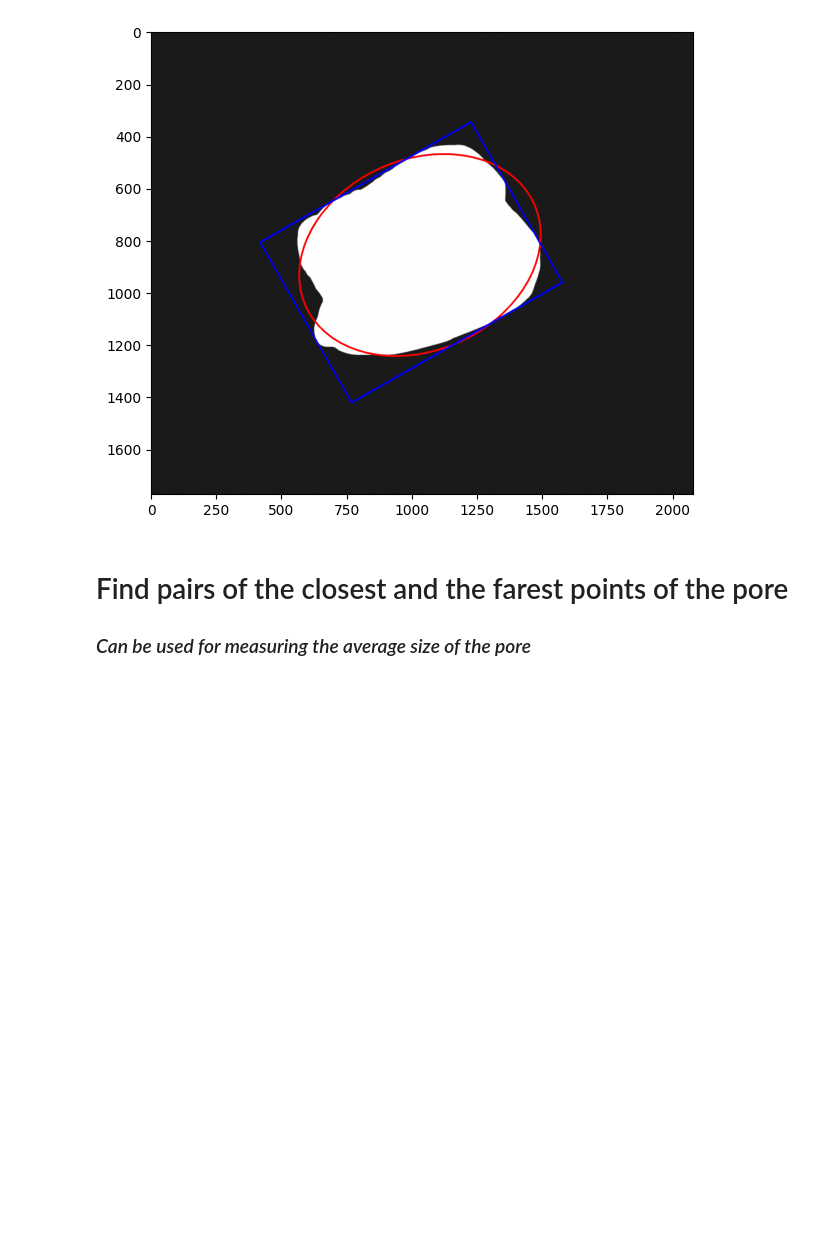
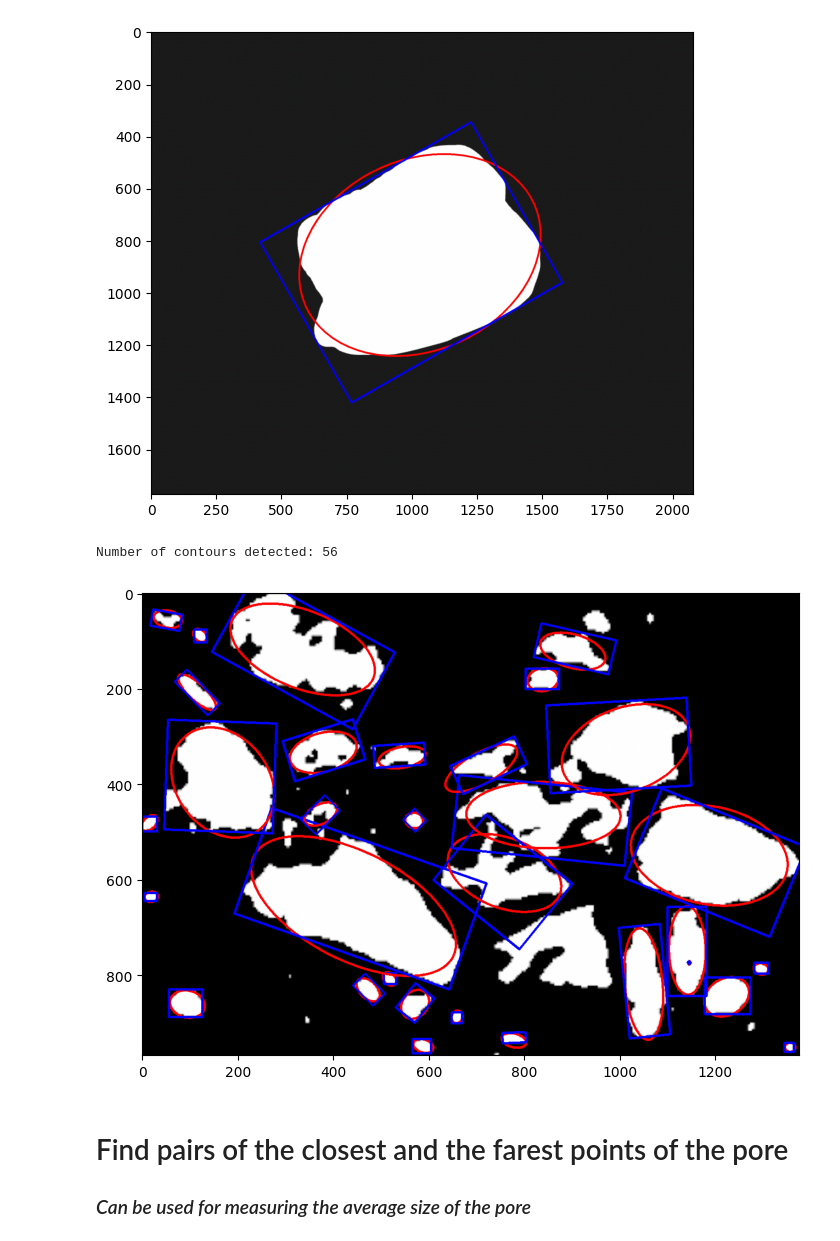
Before and after one commit to mrFendel/GeoCV, a Jupyter notebook: metrics.ipynb, the cells around one changed output. Saved outputs shown, nothing was run; the diff lists cells and outputs as text; code cells hidden in the pictures; blank space fills up the shorter version.

Commit message:
made apply rectangle and ellipse function for multiple contours

```diff
--- a/metrics.ipynb
+++ b/metrics.ipynb
@@ -47,6 +46,21 @@ cv.drawContours(img,[box],0,(0,0,255),5)
 plot(img)
 # %% [output]
 [figure]
+# %%
+def ell_rect(cnt, img):
+    ellipse = cv.fitEllipse(cnt)
+
+    rect = cv.minAreaRect(cnt)
+    box = cv.boxPoints(rect)
+    box = np.int0(box)
+
+    img = img.copy()
+    cv.ellipse(img,ellipse, (255,0,0), 5)
+    cv.drawContours(img,[box],0,(0,0,255),5)
+    return img
+# %% [output]
+Number of contours detected: 56
+[figure, added]
 # %% [markdown]
 # Find pairs of the closest and the farest points of the pore
 ### *Can be used for measuring the average size of the pore*
```
Also changed, not shown: parts of 3 cells of this notebook, 4 other files.
